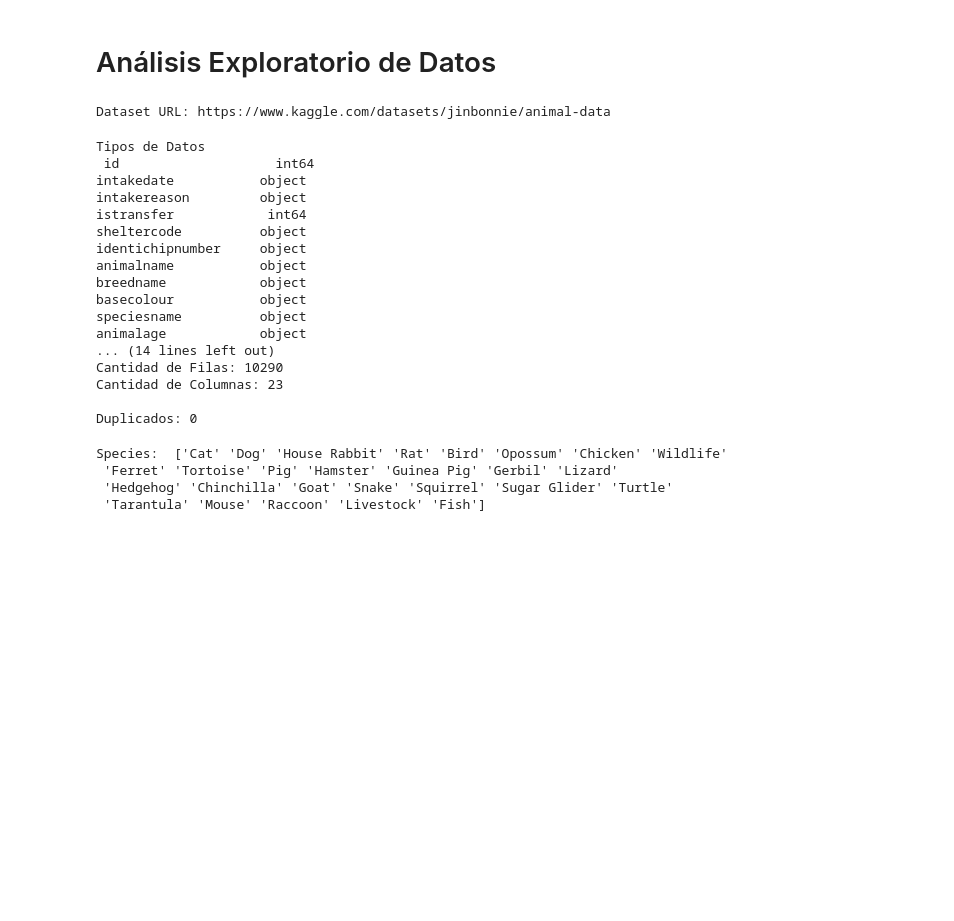
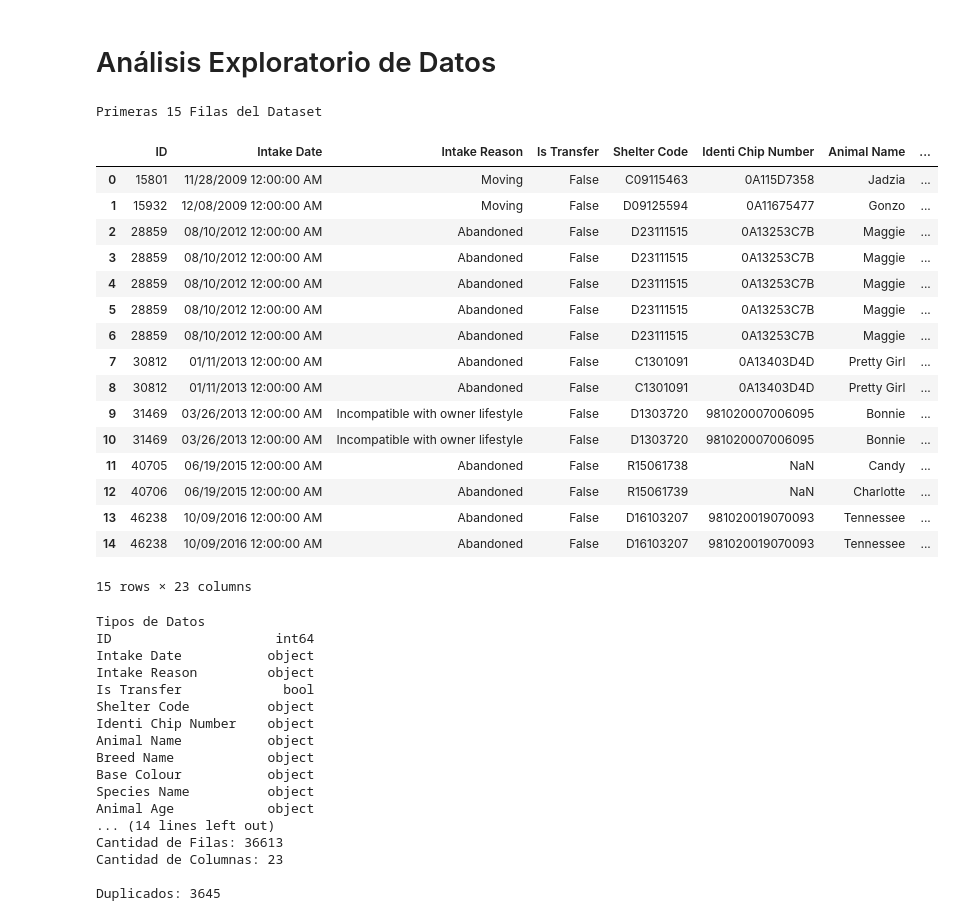
Before and after one commit to MicaKil/ia2, a Jupyter notebook: 08_dl-for-timeseries/Micaela_Del_Longo-Animal_Care/Micaela_Del_Longo-Animal_Care.ipynb, the cells around one changed output. Drawn from its saved outputs; the diff is of its cells as text; code cells hidden in the pictures; blank space fills up the shorter version.

```diff
--- a/08_dl-for-timeseries/Micaela_Del_Longo-Animal_Care/Micaela_Del_Longo-Animal_Care.ipynb
+++ b/08_dl-for-timeseries/Micaela_Del_Longo-Animal_Care/Micaela_Del_Longo-Animal_Care.ipynb
@@ -16,9 +16,4 @@ Warning: Your Kaggle API key is readable by other users on this system! To fix t
 # %% [markdown]
 # Análisis Exploratorio de Datos
-# %%
-# descargamos el dataset
-kaggle.api.dataset_download_files('jinbonnie/animal-data', path='micaela_data', unzip=True)
-# %% [output]
-Dataset URL: https://www.kaggle.com/datasets/jinbonnie/animal-data
 # %%
 # cargamos el dataset
@@ -26,37 +49,48 @@ df = pd.read_csv('micaela_data/animal-data-1.csv')
 # %%
-print("Primeras 5 Filas del Dataset\n")
-df.head(5)
+print("Primeras 15 Filas del Dataset\n")
+df.head(15)
+# %% [output]
+Primeras 15 Filas del Dataset
+|  | ID | Intake Date | Intake Reason | Is Transfer | Shelter Code | Identi Chip Number | Animal Name | ... |
+| 0 | 15801 | 11/28/2009 12:00:00 AM | Moving | False | C09115463 | 0A115D7358 | Jadzia | ... |
+| 1 | 15932 | 12/08/2009 12:00:00 AM | Moving | False | D09125594 | 0A11675477 | Gonzo | ... |
+| 2 | 28859 | 08/10/2012 12:00:00 AM | Abandoned | False | D23111515 | 0A13253C7B | Maggie | ... |
+| 3 | 28859 | 08/10/2012 12:00:00 AM | Abandoned | False | D23111515 | 0A13253C7B | Maggie | ... |
+| 4 | 28859 | 08/10/2012 12:00:00 AM | Abandoned | False | D23111515 | 0A13253C7B | Maggie | ... |
+| 5 | 28859 | 08/10/2012 12:00:00 AM | Abandoned | False | D23111515 | 0A13253C7B | Maggie | ... |
+| 6 | 28859 | 08/10/2012 12:00:00 AM | Abandoned | False | D23111515 | 0A13253C7B | Maggie | ... |
+| 7 | 30812 | 01/11/2013 12:00:00 AM | Abandoned | False | C1301091 | 0A13403D4D | Pretty Girl | ... |
+| 8 | 30812 | 01/11/2013 12:00:00 AM | Abandoned | False | C1301091 | 0A13403D4D | Pretty Girl | ... |
+| 9 | 31469 | 03/26/2013 12:00:00 AM | Incompatible with owner lifestyle | False | D1303720 | 981020007006095 | Bonnie | ... |
+| 10 | 31469 | 03/26/2013 12:00:00 AM | Incompatible with owner lifestyle | False | D1303720 | 981020007006095 | Bonnie | ... |
+| 11 | 40705 | 06/19/2015 12:00:00 AM | Abandoned | False | R15061738 | NaN | Candy | ... |
+| 12 | 40706 | 06/19/2015 12:00:00 AM | Abandoned | False | R15061739 | NaN | Charlotte | ... |
+| 13 | 46238 | 10/09/2016 12:00:00 AM | Abandoned | False | D16103207 | 981020019070093 | Tennessee | ... |
+| 14 | 46238 | 10/09/2016 12:00:00 AM | Abandoned | False | D16103207 | 981020019070093 | Tennessee | ... |
+15 rows × 23 columns
 # %%
-print("Tipos de Datos\n", df.dtypes, "\n")
+print("Tipos de Datos")
+print(df.dtypes)
 
 shape = df.shape
-print("Cantidad de Filas: %d\nCantidad de Columnas: %d\n" % (shape[0], shape[1]))
+print("\nCantidad de Filas: %d\nCantidad de Columnas: %d\n" % (shape[0], shape[1]))
 
 print("Duplicados: %d" % df.duplicated().sum())
 # %% [output]
 Tipos de Datos
- id                    int64
-intakedate           object
-intakereason         object
-istransfer            int64
-sheltercode          object
-identichipnumber     object
-animalname           object
-breedname            object
-basecolour           object
-speciesname          object
-animalage            object
+ID                     int64
+Intake Date           object
+Intake Reason         object
+Is Transfer             bool
+Shelter Code          object
+Identi Chip Number    object
+Animal Name           object
+Breed Name            object
+Base Colour           object
+Species Name          object
+Animal Age            object
 ... (14 lines left out)
-Cantidad de Filas: 10290
+Cantidad de Filas: 36613
 Cantidad de Columnas: 23
 
-Duplicados: 0
+Duplicados: 3645
-# %%
-# list speciesnames
-species = df['speciesname'].unique()
-print("Species: ", species)
-# %% [output]
-Species:  ['Cat' 'Dog' 'House Rabbit' 'Rat' 'Bird' 'Opossum' 'Chicken' 'Wildlife'
- 'Ferret' 'Tortoise' 'Pig' 'Hamster' 'Guinea Pig' 'Gerbil' 'Lizard'
- 'Hedgehog' 'Chinchilla' 'Goat' 'Snake' 'Squirrel' 'Sugar Glider' 'Turtle'
- 'Tarantula' 'Mouse' 'Raccoon' 'Livestock' 'Fish']
```
Also changed, not shown: parts of 12 cells of this notebook, 3 other files.
